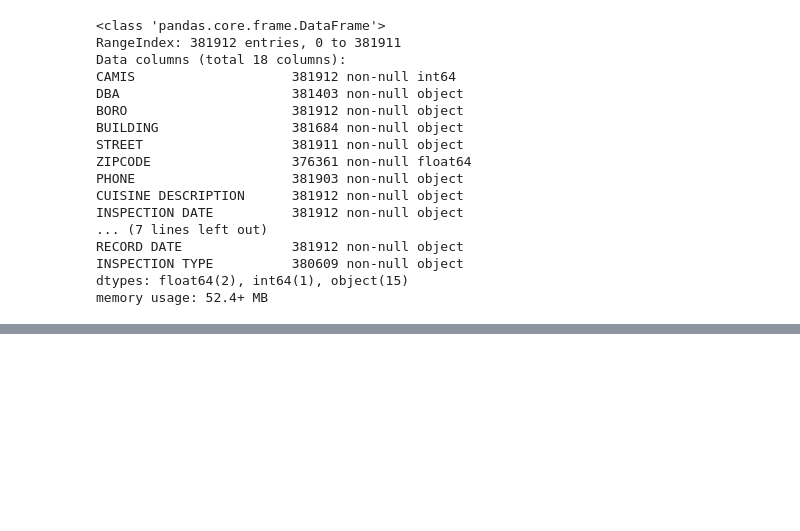
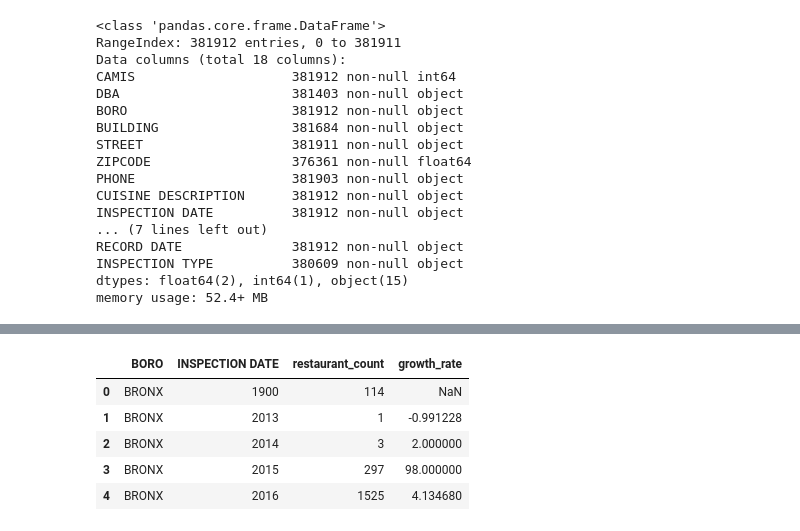
Before and after one commit to vknguyen1902/nyc-restaurants-inspections, a Jupyter notebook: csv-restaurants-inspections.ipynb, the cells around one changed output, grey strips where cells are left out. Cells and saved outputs as stored; diff of their text form; code cells hidden in the pictures; blank space fills up the shorter version.

```diff
--- a/csv-restaurants-inspections.ipynb
+++ b/csv-restaurants-inspections.ipynb
@@ -31,0 +42,3 @@ memory usage: 52.4+ MB
+# %%
+data['INSPECTION DATE'] = data['INSPECTION DATE'].apply(lambda x: datetime.datetime.strptime(x,'%m/%d/%Y').year)
+data['INSPECTION DATE'].head()
@@ -31,0 +52,5 @@ memory usage: 52.4+ MB
+# %%
+boro = data.groupby(['BORO','INSPECTION DATE','CAMIS']).count().reset_index()
+restaurant = boro.groupby(['BORO','INSPECTION DATE'])['CAMIS'].count().reset_index()
+restaurant = restaurant.rename(columns = {'CAMIS':'restaurant_count'})
+restaurant.info()
@@ -31,0 +71,7 @@ memory usage: 52.4+ MB
+# %%
+boros = list(restaurant['BORO'].unique())
+growth = pd.Series()
+for boro in boros:
+    each = restaurant.loc[restaurant['BORO'] == "BRONX"]['restaurant_count'].pct_change()
+    growth = growth.append(each, ignore_index = True)
+growth
@@ -31,0 +96,10 @@ memory usage: 52.4+ MB
+# %%
+restaurant['growth_rate'] = growth
+restaurant.head()
+# %% [output]
+|  | BORO | INSPECTION DATE | restaurant_count | growth_rate |
+| 0 | BRONX | 1900 | 114 | NaN |
+| 1 | BRONX | 2013 | 1 | -0.991228 |
+| 2 | BRONX | 2014 | 3 | 2.000000 |
+| 3 | BRONX | 2015 | 297 | 98.000000 |
+| 4 | BRONX | 2016 | 1525 | 4.134680 |
```
Also changed, not shown: parts of 7 cells of this notebook, 4 other files.
